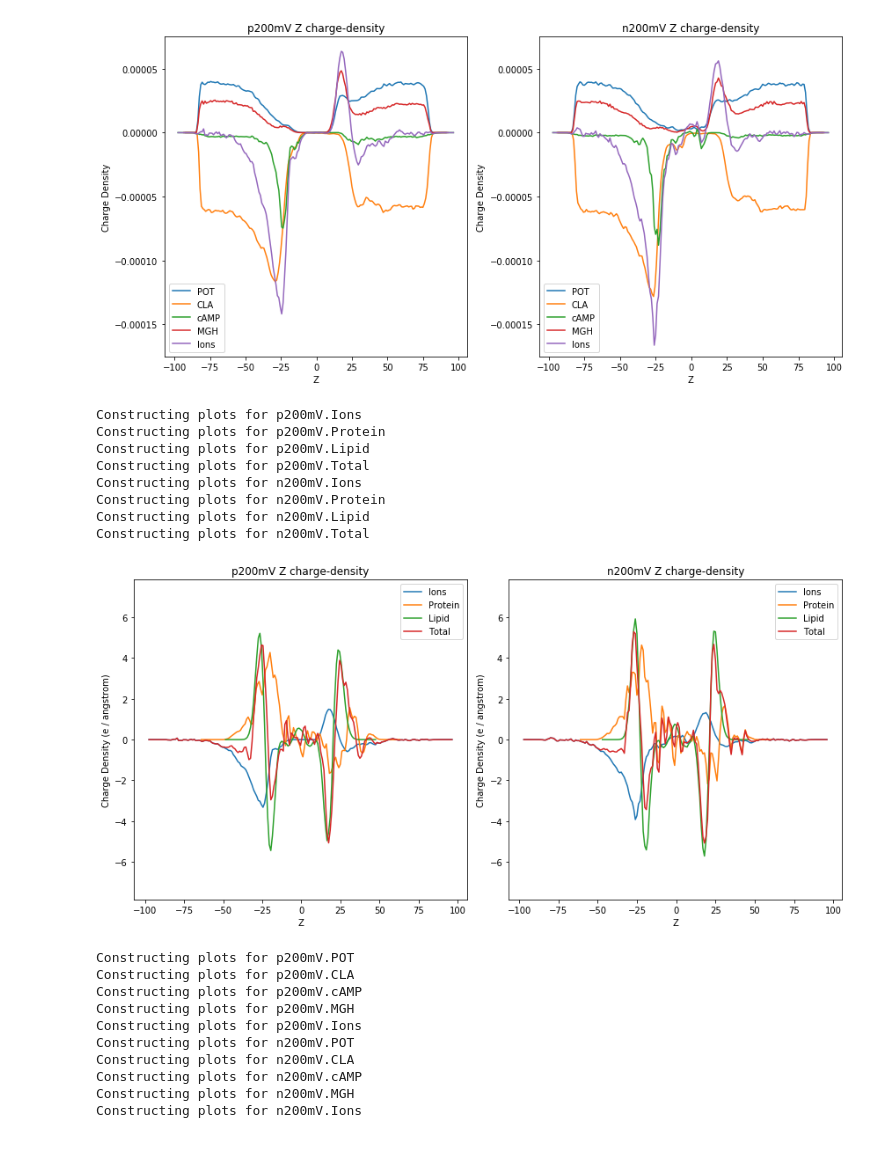
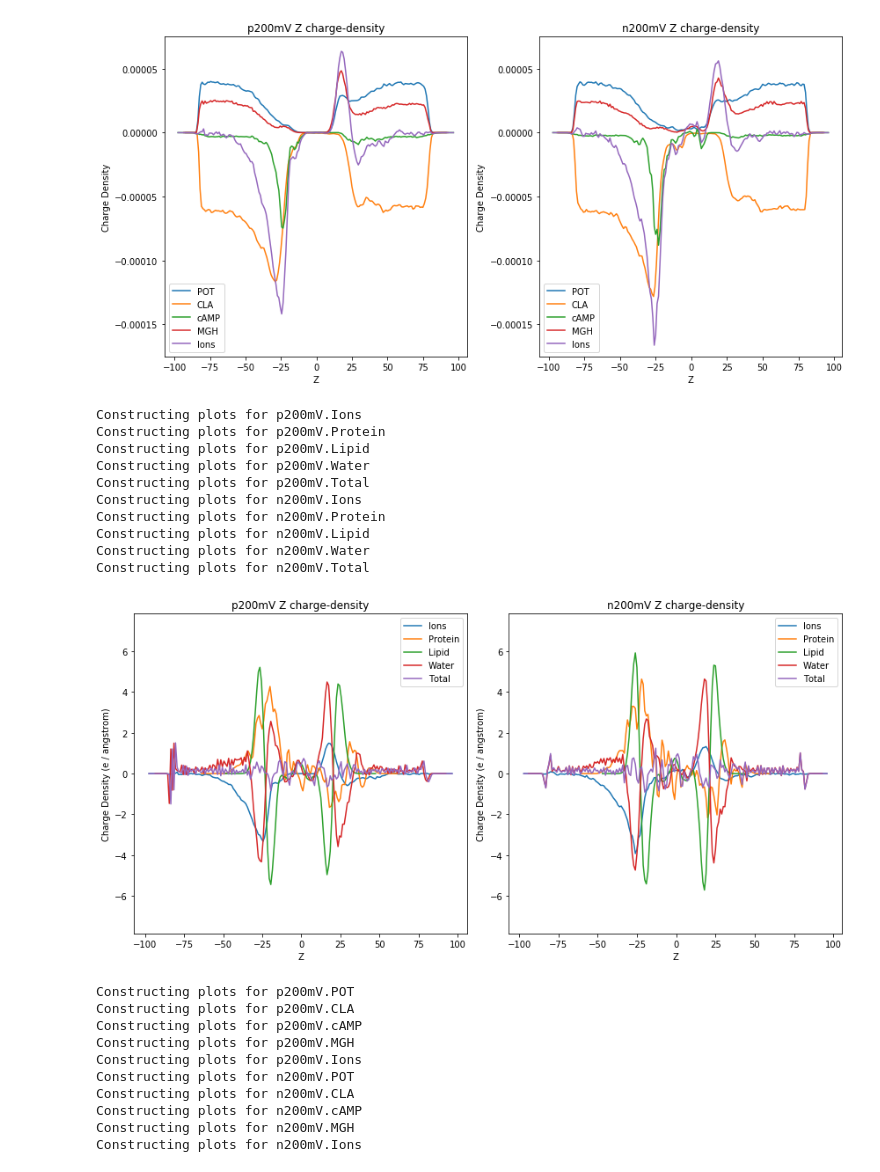
Before and after one commit to wesleymsmith/CX26_PME_Analysis, a Jupyter notebook: PME_Analysis_Notebook.ipynb, the cells around one changed output. Cells and saved outputs as stored; diff of their text form; code cells hidden in the pictures.

```diff
--- a/PME_Analysis_Notebook.ipynb
+++ b/PME_Analysis_Notebook.ipynb
@@ -231,7 +231,7 @@ plt.show()
 [figure]
 # %%
 densityMapDict={}
-ionNameList=['POT','CLA','cAMP','MGH','Ions','Protein','Lipid','Total']
+ionNameList=['POT','CLA','cAMP','MGH','Ions','Protein','Lipid','Water','NonWater','Total']
 simNameList=['p200mV','n200mV']
 dataDir='.'
 for simName in simNameList:
@@ -271,7 +275,7 @@ fig.set_figheight(
     )
 
 for iSim,simName in enumerate(simNameList):
-    for iIon,ionName in enumerate(['Ions','Protein','Lipid','Total']): #ionNameList):
+    for iIon,ionName in enumerate(['Ions','Protein','Lipid','Water','Total']): #ionNameList):
         print("Constructing plots for {sim}.{ion}".format(sim=simName,ion=ionName))
         dataKey='.'.join([simName,ionName])
         densityData=densityMapDict[dataKey].grid
@@ -375,35 +381,37 @@ fig.set_figheight(
     )
 
 for iSim,simName in enumerate(simNameList):
-    for iIon,ionName in enumerate(['Ions','Protein','Lipid','Total']): #ionNameList):
+    for iIon,ionName in enumerate(['Ions','Protein','Lipid','Water','Total']): #ionNameList):
         print("Constructing plots for {sim}.{ion}".format(sim=simName,ion=ionName))
         dataKey='.'.join([simName,ionName])
         densityData=densityMapDict[dataKey].grid
         crossSectionArea=np.product(densityData.shape[:2])
 
         zDensity=np.mean(densityData,axis=(0,1))*crossSectionArea
         ax=axs[iSim]
         sns.lineplot(
             x=np.arange(densityData.shape[2])-densityData.shape[2]/2,
             y=zDensity,
             label=ionName,ax=ax)
         ax.set_ylim(-7.832, 7.832) #(-.00025*crossSectionArea,.00025*crossSectionArea)
         ax.set_title('{sim} Z charge-density'.format(sim=simName))
         ax.set_xlabel('Z')
         ax.set_ylabel('Charge Density (e / angstrom)')
 
 plt.tight_layout()
 plt.show()
 # %% [output]
 Constructing plots for p200mV.Ions
 Constructing plots for p200mV.Protein
 Constructing plots for p200mV.Lipid
+Constructing plots for p200mV.Water
 Constructing plots for p200mV.Total
 Constructing plots for n200mV.Ions
 Constructing plots for n200mV.Protein
 Constructing plots for n200mV.Lipid
+Constructing plots for n200mV.Water
 Constructing plots for n200mV.Total
-[figure, old version]
+[figure, new version]
 # %%
 fig,axs=plt.subplots(
     nrows=1, #len(ionNameList)+1, #
```
Also changed, not shown: parts of 9 cells of this notebook, 8 other files.
